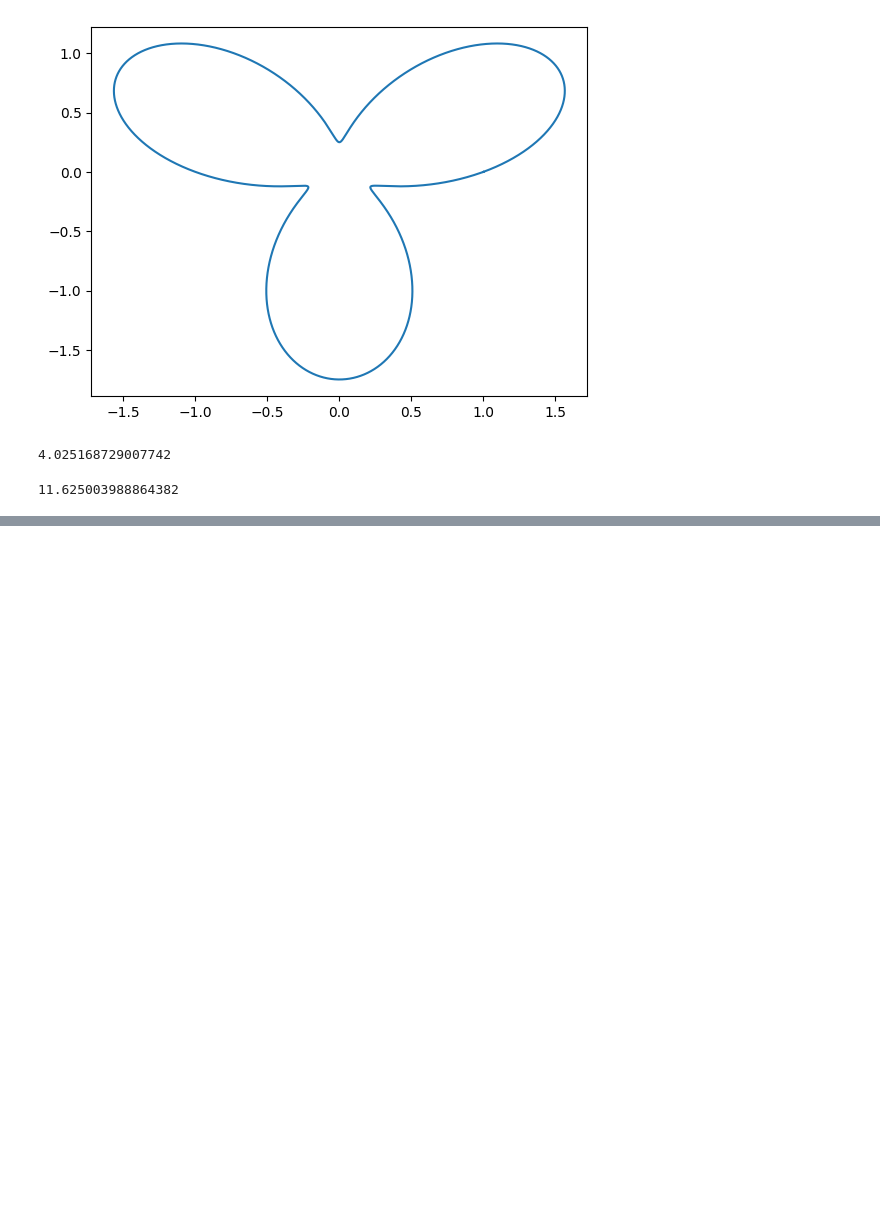
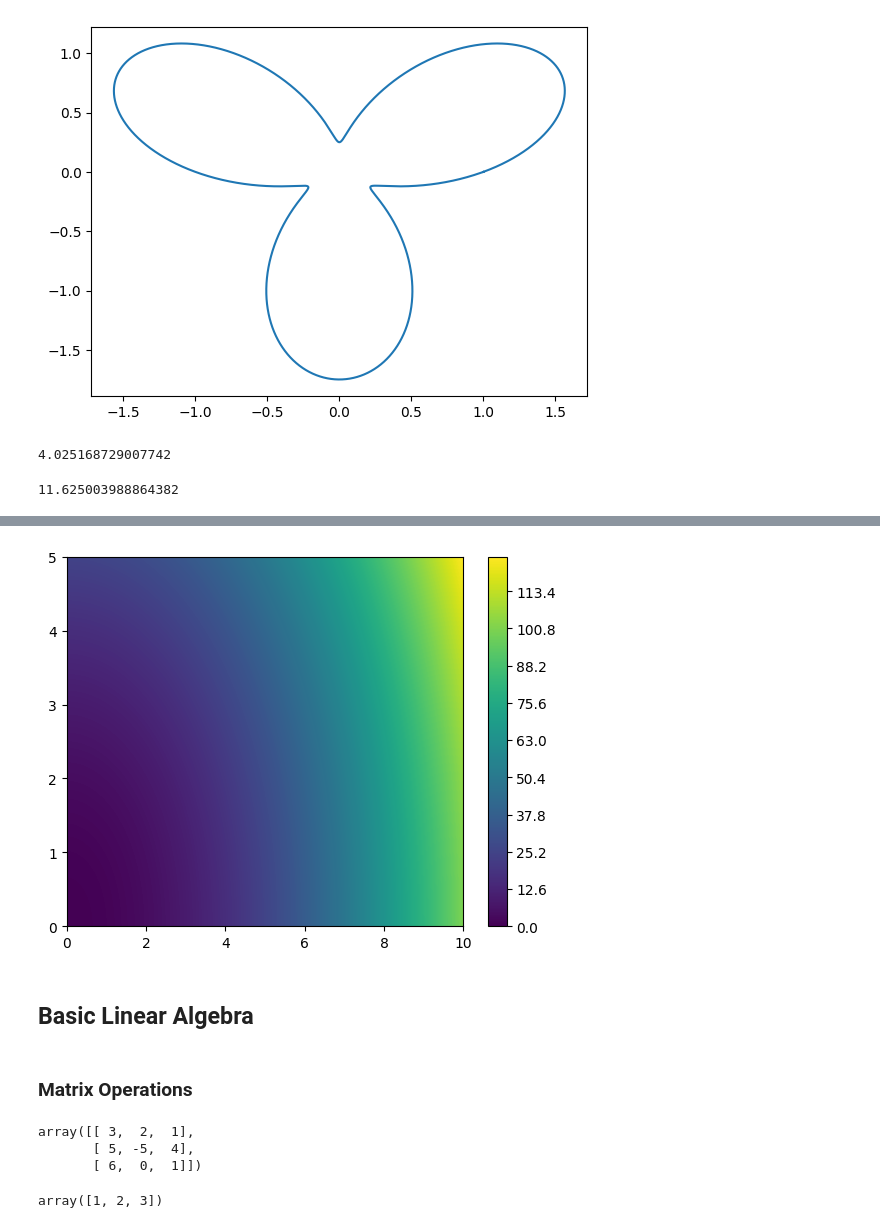
Before and after one commit to rulercosta/notebooks, a Jupyter notebook: Numpy.ipynb, the cells around one changed output, grey strips where cells are left out. Saved outputs shown, nothing was run; the diff lists cells and outputs as text; code cells hidden in the pictures; blank space fills up the shorter version.

```diff
--- a/Numpy.ipynb
+++ b/Numpy.ipynb
@@ -164,0 +252,3 @@ E = np.cumsum(P) * dkt
+# %%
+x = np.linspace(0,10,1000)
+y = np.linspace(0,5,500)
@@ -164,0 +265,2 @@ E = np.cumsum(P) * dkt
+# %%
+xv, yv = np.meshgrid(x,y)
@@ -164,0 +299,2 @@ E = np.cumsum(P) * dkt
+# %%
+zv = xv**2 + yv**2
@@ -164,0 +317,10 @@ E = np.cumsum(P) * dkt
+# %%
+plt.contourf(xv,yv,zv,levels=1000)
+plt.colorbar()
+plt.show()
+# %% [output]
+[figure, added]
+# %% [markdown]
+## Basic Linear Algebra
+# %% [markdown]
+### Matrix Operations
@@ -164,0 +331,10 @@ E = np.cumsum(P) * dkt
+# %%
+A
+# %% [output]
+array([[ 3,  2,  1],
+       [ 5, -5,  4],
+       [ 6,  0,  1]])
+# %%
+b1
+# %% [output]
+array([1, 2, 3])
```
Also changed, not shown: parts of 69 cells of this notebook.
